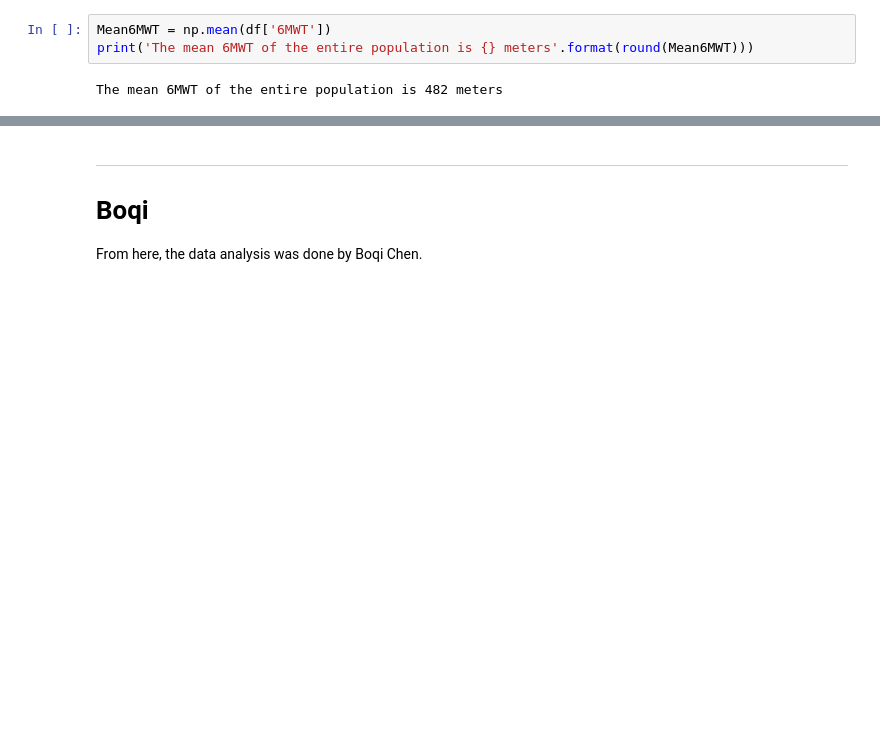
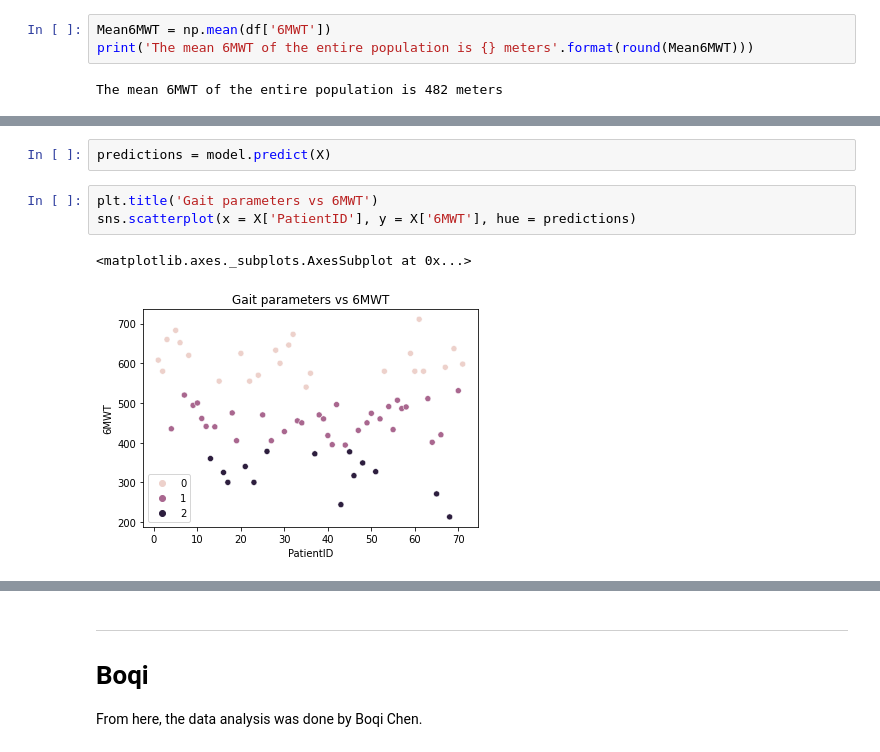
Before and after one commit to paulinegut/Gait-analysis, a Jupyter notebook: FinalProject_6MWTprediction.ipynb, the cells around one changed output, grey strips where cells are left out. Cells and saved outputs as stored; diff of their text form; blank space fills up the shorter version.

```diff
--- a/FinalProject_6MWTprediction.ipynb
+++ b/FinalProject_6MWTprediction.ipynb
@@ -648,0 +699,8 @@ for i in range(1, 38):
+# %%
+predictions = model.predict(X)
+# %%
+plt.title('Gait parameters vs 6MWT')
+sns.scatterplot(x = X['PatientID'], y = X['6MWT'], hue = predictions)
+# %% [output]
+<matplotlib.axes._subplots.AxesSubplot at 0x...>
+[figure, added]
```
Also changed, not shown: parts of 39 cells of this notebook.
